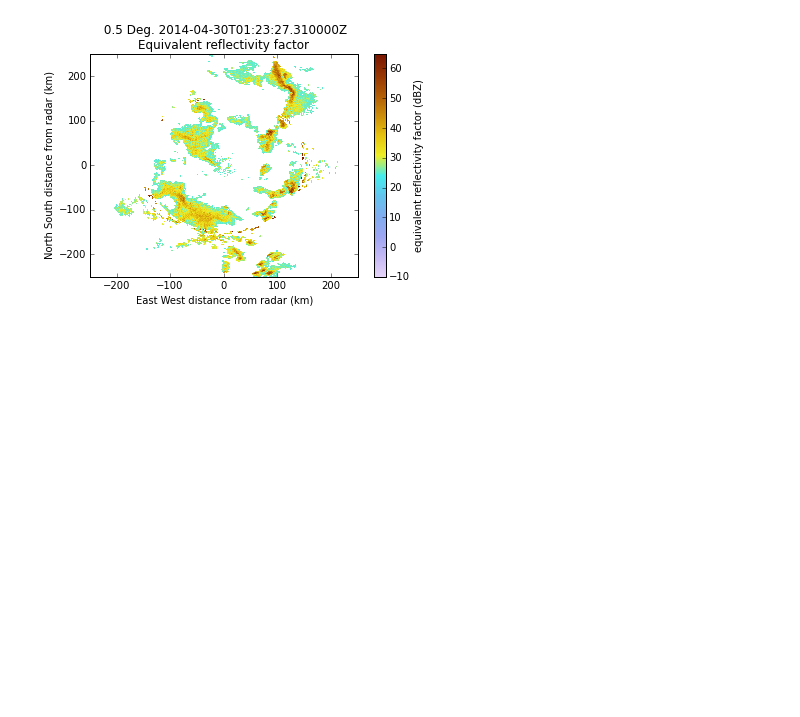
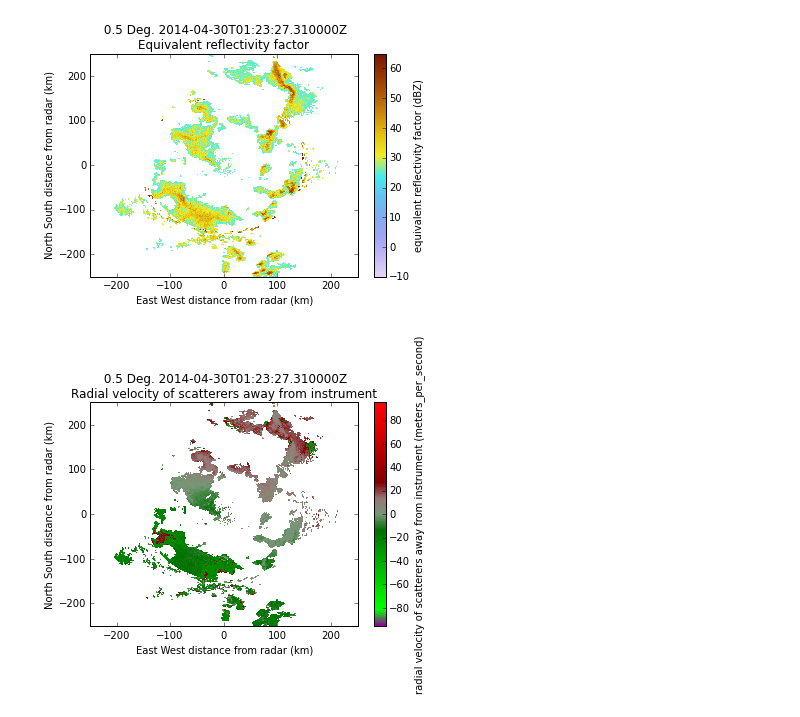
Before and after one commit to nguy/Notebooks, a Jupyter notebook: pyart_gatefilter_test.ipynb, the cells around one changed output. Cells and saved outputs as stored; diff of their text form; code cells hidden in the pictures; blank space fills up the shorter version.

Commit message:
Update gatefilter notebook.

```diff
--- a/pyart_gatefilter_test.ipynb
+++ b/pyart_gatefilter_test.ipynb
@@ -68,3 +68,8 @@ d2.plot('reflectivity', 1, cmap='pyart_LangRainbow12', vmin=-10., vmax=65.,
 d2.set_limits((-250., 250), (-250, 250))
 # %% [output]
 [figure]
+# %%
+d2.plot('velocity', 1, cmap='pyart_NWSVel', gatefilter=gatefilter.gate_excluded)
+d2.set_limits((-250., 250), (-250, 250))
+# %% [output]
+[figure, added]
```
Also changed, not shown: parts of 1 cell of this notebook.
